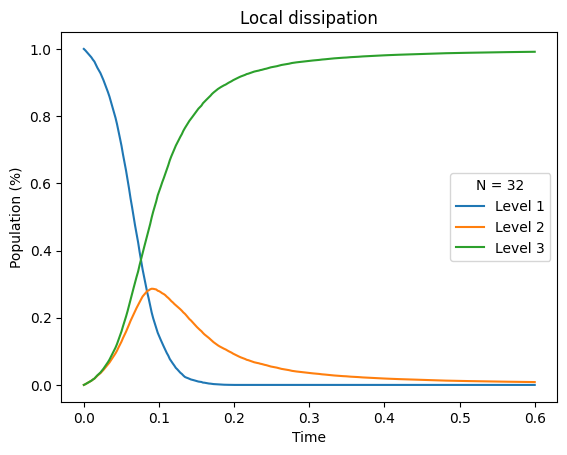
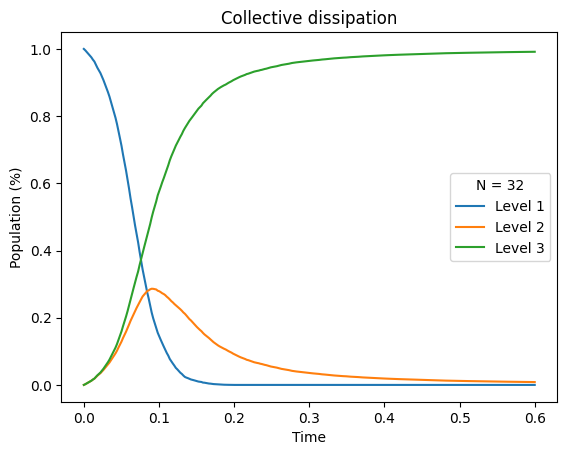
The notebook cell's code change between the first figure and the second:
--- before
+++ after
@@ -1,12 +1,13 @@
 times = np.linspace(0, 0.6, 300)
+N = 32
 
-T = read_log_files("collective", times, trajectories = 200, number_of_molecules = 32)
+T = read_log_files("collective", times, trajectories = 200, number_of_molecules = N)
 
-plt.plot(times, T[1,1], label = "Level 1")
-plt.plot(times, T[2,2], label = "Level 2")
-plt.plot(times, T[3,3], label = "Level 3")
+plt.plot(times, T[1,1].real, label = "Level 1")
+plt.plot(times, T[2,2].real, label = "Level 2")
+plt.plot(times, T[3,3].real, label = "Level 3")
 
 plt.xlabel("Time")
 plt.ylabel("Population (%)")
-plt.legend(title = f"N = {number_of_molecules}", loc = "center right")
-plt.title("Local dissipation");
+plt.legend(title = f"N = {N}", loc = "center right")
+plt.title("Collective dissipation");

Commit: Fix notebook indexing - read expectation in correct order